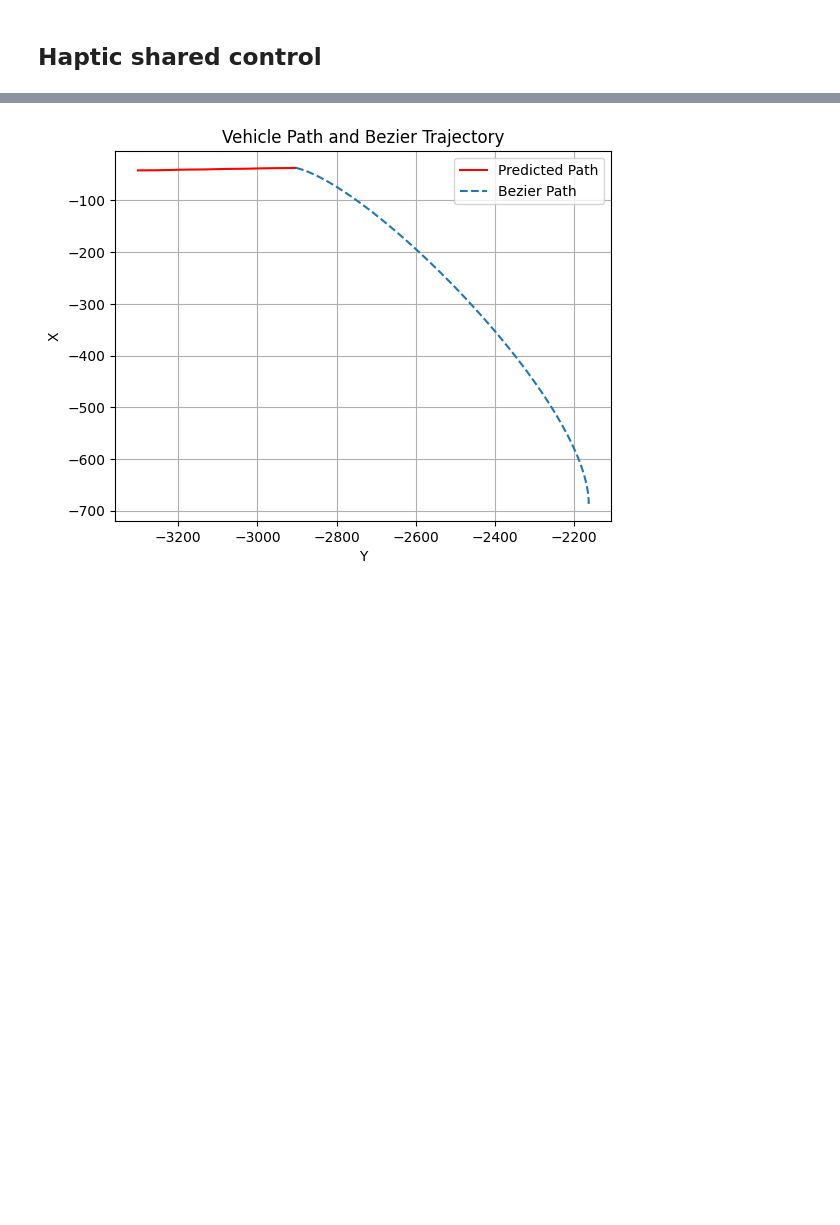
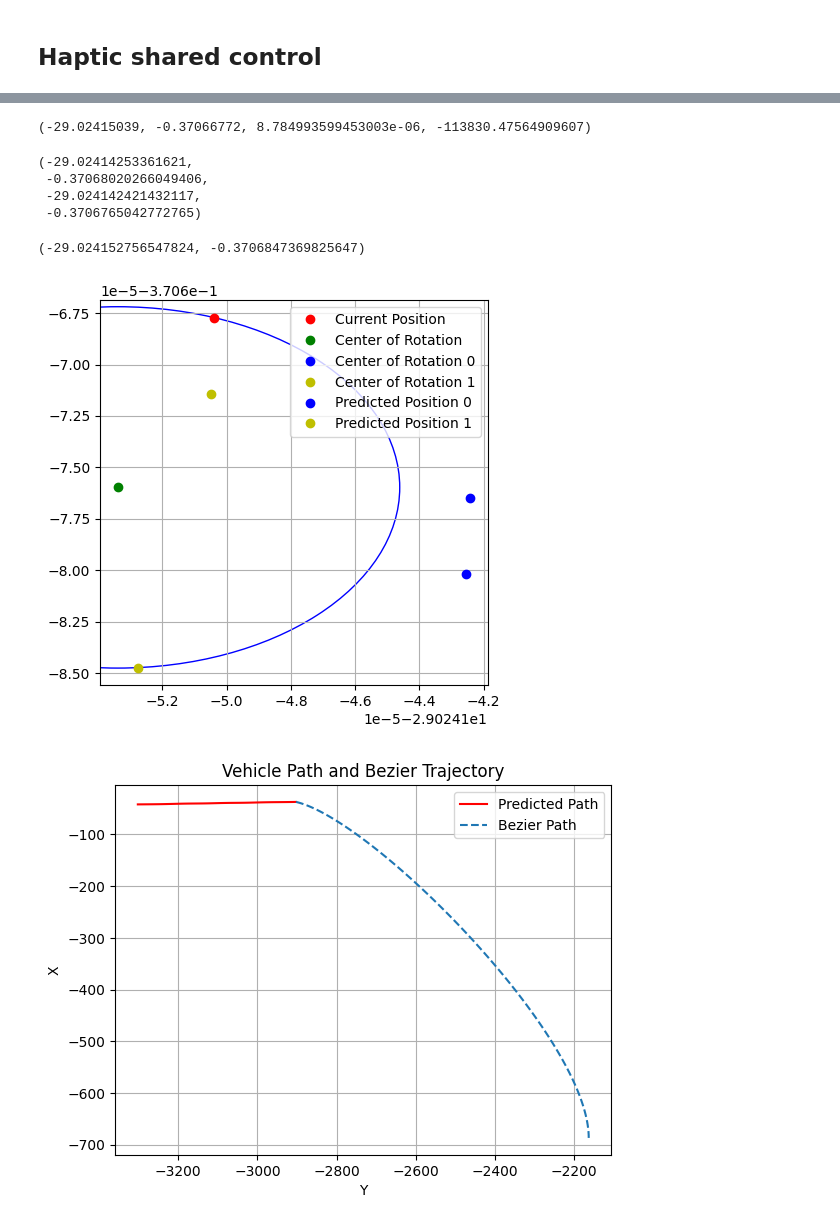
Before and after one commit to chanyca/DReyeVR, a Jupyter notebook: PythonAPI/examples/HapticSharedControl/algorithm.ipynb, the cells around one changed output, grey strips where cells are left out. Cells and saved outputs as stored; diff of their text form; code cells hidden in the pictures; blank space fills up the shorter version.

```diff
--- a/PythonAPI/examples/HapticSharedControl/algorithm.ipynb
+++ b/PythonAPI/examples/HapticSharedControl/algorithm.ipynb
@@ -897,3 +944,72 @@ class HapticSharedControl:
+# %%
+import numpy as np
+current_position = np.array(P_d[::-1]) / 100 # cm to m
+yaw_angle = 170
+steering_wheel_angle_t = -10
+
+speed = -1 # m/s
+tp = 1 # s
+L = L / 100 # cm to m
+
+steering_wheel_angle_rad = np.radians(steering_wheel_angle_t + yaw_angle)
+
+R_t = abs(L / np.sin(steering_wheel_angle_rad))
+
+x, y = current_position
+delta_phi = speed * tp / R_t
+
+x, y, R_t, delta_phi
+# %% [output]
+(-29.02415039, -0.37066772, 8.784993599453003e-06, -113830.47564909607)
+# %%
+preview_distance = 2 * R_t * np.sin(delta_phi / 2)
+
+omega = delta_phi / 2 + np.pi / 2 - np.arctan(x / y)
+
+x_tp_0 = x + preview_distance * np.cos(omega)
+y_tp_0 = y - preview_distance * np.sin(omega)
+
+x_o_0 = (x + x_tp_0 ) / 2 + preview_distance * np.sin(omega) / (2 * np.tan(delta_phi / 2))
+y_o_0 = (y + y_tp_0 ) / 2 - preview_distance * np.cos(omega) / (2 * np.tan(delta_phi / 2))
+
+x_o_1 = (x + x_tp_0 ) / 2 - preview_distance * np.sin(omega) / (2 * np.tan(delta_phi / 2))
+y_o_1 = (y + y_tp_0 ) / 2 + preview_distance * np.cos(omega) / (2 * np.tan(delta_phi / 2))
+
+x_tp_0, y_tp_0, x_o_0, y_o_0
+# %% [output]
+(-29.02414253361621,
+ -0.37068020266049406,
+ -29.024142421432117,
+ -0.3706765042772765)
+# %%
+
+x_o = x - R_t * np.sin(steering_wheel_angle_rad)
+y_o = y + R_t * np.cos(steering_wheel_angle_rad)
+
+# calculate position of predicted position
+x_tp_1 = x_o + R_t * np.cos(steering_wheel_angle_rad + delta_phi)
+y_tp_1 = y_o + R_t * np.sin(steering_wheel_angle_rad + delta_phi)
+
+x_tp_1, y_tp_1
+# %% [output]
+(-29.024152756547824, -0.3706847369825647)
+# %%
+# plot three points, and the circle
+plt.figure(figsize=(5,5))
+plt.plot(x, y, 'ro', label='Current Position')
+plt.plot(x_o, y_o, 'go', label='Center of Rotation')
+plt.plot(x_o_0, y_o_0, 'bo', label='Center of Rotation 0')
+plt.plot(x_o_1, y_o_1, 'yo', label='Center of Rotation 1')
+plt.plot(x_tp_0, y_tp_0, 'bo', label='Predicted Position 0')
+plt.plot(x_tp_1, y_tp_1, 'yo' , label='Predicted Position 1')
+
+circle = plt.Circle((x_o, y_o), R_t, color='b', fill=False)
+plt.gca().add_artist(circle)
+plt.legend()
+plt.grid()
+plt.show()
+# %% [output]
+[figure, added]
 # %%
 time_step = 1.0
 path = path2
```
Also changed, not shown: parts of 6 cells of this notebook, 7 other files.
